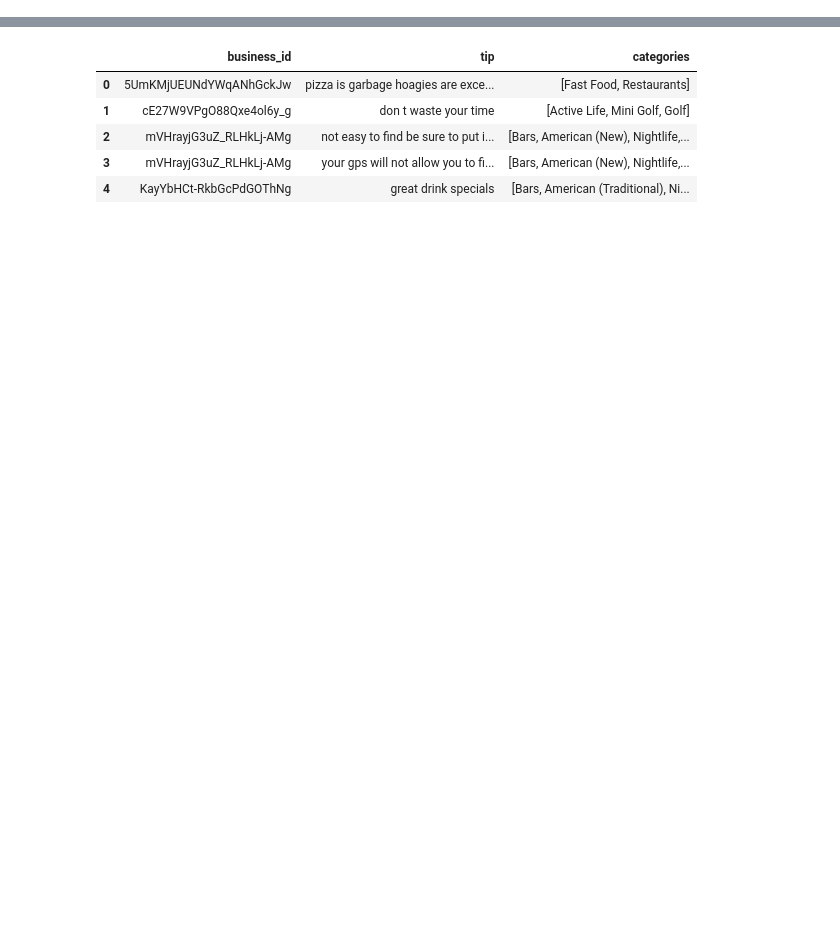
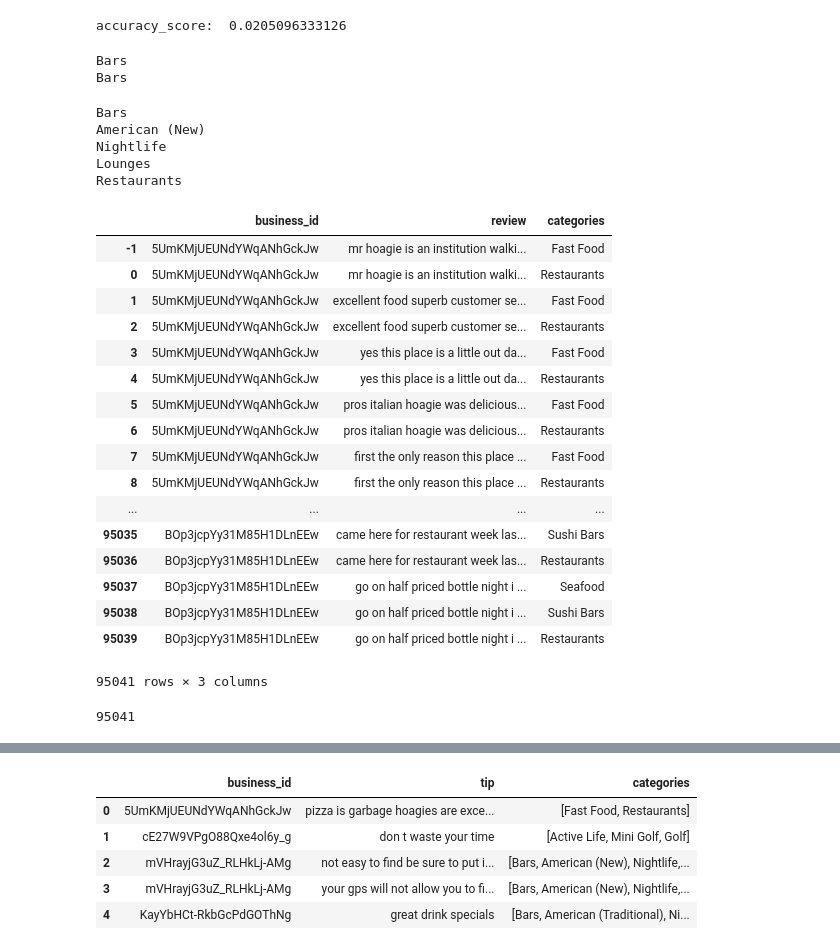
Before and after one commit to vipmunot/Yelp-Dataset-Challenge, a Jupyter notebook: Yelp.ipynb, the cells around one changed output, grey strips where cells are left out. Cells and saved outputs as stored; diff of their text form; code cells hidden in the pictures; blank space fills up the shorter version.

Commit message:
adding random forest
duplicating rows as per category

```diff
--- a/Yelp.ipynb
+++ b/Yelp.ipynb
@@ -0,0 +10,3 @@
+# %%
+review = pd.read_pickle('final.pkl')
+len(review)
@@ -0,0 +15,6 @@
+# %%
+review = review[:8041]
+X_train, X_test, y_train, y_test = train_test_split(review["review"], review["categories"], test_size=0.20, random_state=4212)
+vectorizer = TfidfVectorizer()
+tfidfXtrain = vectorizer.fit_transform(X_train)
+tfidfXtest = vectorizer.transform(X_test)
@@ -0,0 +50,47 @@
+# %%
+print ("accuracy_score: ", accuracy_score(y_test.values,result))
+# %% [output]
+accuracy_score:  0.0205096333126
+# %%
+for index, row in output.iterrows():
+    if row['review'] in string:
+        print(row['predicted'])
+# %% [output]
+Bars
+Bars
+# %%
+for index, row in review.iterrows():
+    if row['review'] in string:
+        print(row['categories'])
+# %% [output]
+Bars
+American (New)
+Nightlife
+Lounges
+Restaurants
+# %%
+dataset = replicateClasses(review)
+dataset.head()
+# %% [output]
+|  | business_id | review | categories |
+| -1 | 5UmKMjUEUNdYWqANhGckJw | mr hoagie is an institution walki... | Fast Food |
+| 0 | 5UmKMjUEUNdYWqANhGckJw | mr hoagie is an institution walki... | Restaurants |
+| 1 | 5UmKMjUEUNdYWqANhGckJw | excellent food superb customer se... | Fast Food |
+| 2 | 5UmKMjUEUNdYWqANhGckJw | excellent food superb customer se... | Restaurants |
+| 3 | 5UmKMjUEUNdYWqANhGckJw | yes this place is a little out da... | Fast Food |
+| 4 | 5UmKMjUEUNdYWqANhGckJw | yes this place is a little out da... | Restaurants |
+| 5 | 5UmKMjUEUNdYWqANhGckJw | pros italian hoagie was delicious... | Fast Food |
+| 6 | 5UmKMjUEUNdYWqANhGckJw | pros italian hoagie was delicious... | Restaurants |
+| 7 | 5UmKMjUEUNdYWqANhGckJw | first the only reason this place ... | Fast Food |
+| 8 | 5UmKMjUEUNdYWqANhGckJw | first the only reason this place ... | Restaurants |
+| ... | ... | ... | ... |
+| 95035 | BOp3jcpYy31M85H1DLnEEw | came here for restaurant week las... | Sushi Bars |
+| 95036 | BOp3jcpYy31M85H1DLnEEw | came here for restaurant week las... | Restaurants |
+| 95037 | BOp3jcpYy31M85H1DLnEEw | go on half priced bottle night i ... | Seafood |
+| 95038 | BOp3jcpYy31M85H1DLnEEw | go on half priced bottle night i ... | Sushi Bars |
+| 95039 | BOp3jcpYy31M85H1DLnEEw | go on half priced bottle night i ... | Restaurants |
+95041 rows × 3 columns
+# %%
+len(dataset)
+# %% [output]
+95041
```
Also changed, not shown: parts of 9 cells of this notebook, 3 other files.
